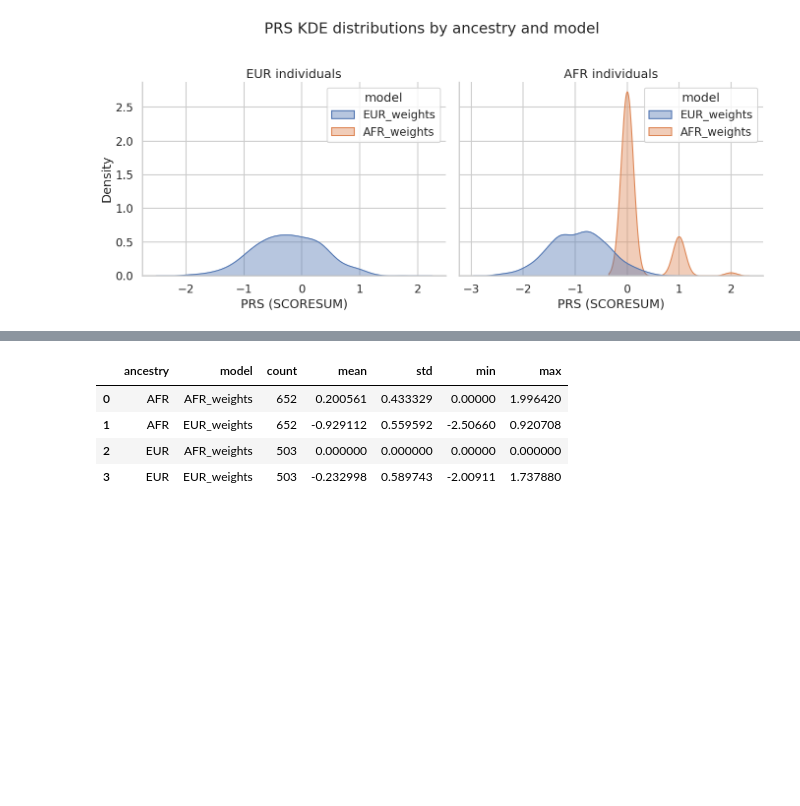
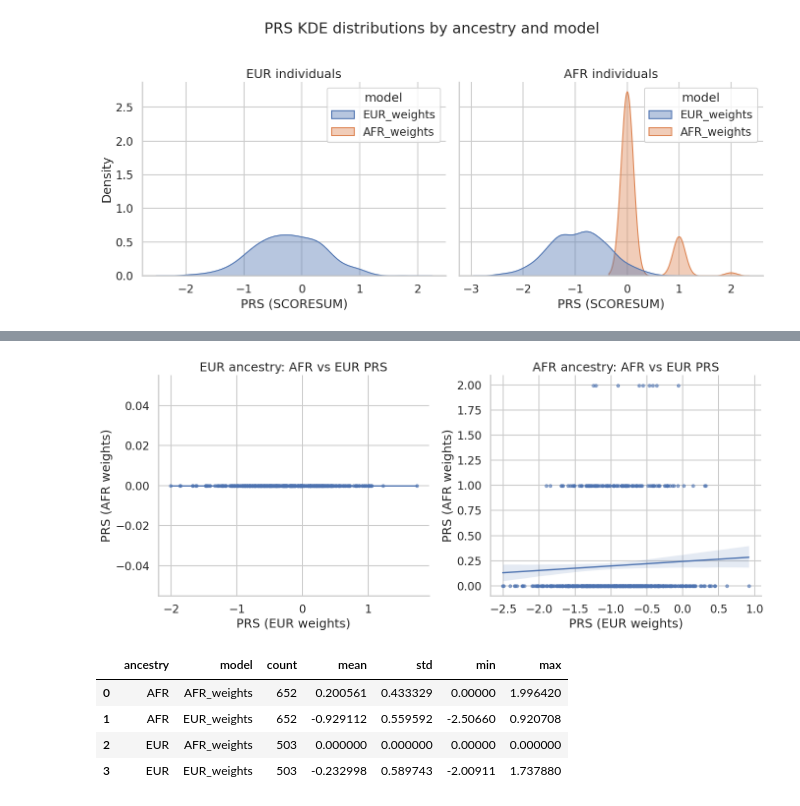
Before and after one commit to MAlam1802/begining-bioinformatics, a Jupyter notebook: Project Repo/Cross_Ancestry_PRS.ipynb, the cells around one changed output, grey strips where cells are left out. Cells and saved outputs as stored; diff of their text form; code cells hidden in the pictures; blank space fills up the shorter version.

```diff
--- a/Project Repo/Cross_Ancestry_PRS.ipynb
+++ b/Project Repo/Cross_Ancestry_PRS.ipynb
@@ -338,3 +341,10 @@ plt.tight_layout()
 plt.show()
 # %% [output]
 [figure]
+# %%
+# For EUR individuals: PRS_EUR_weights_on_EUR AND PRS_AFR_weights_on_EUR
+prs_eur = prs_long[prs_long["ancestry"] == "EUR"].pivot_table(
+    index="IID", columns="model", values="PRS"
+).reset_index()
+
+prs_eur.head()
@@ -340,0 +358,6 @@ plt.show()
+# %%
+prs_afr = prs_long[prs_long["ancestry"] == "AFR"].pivot_table(
+    index="IID", columns="model", values="PRS"
+).reset_index()
+
+prs_afr.head()
@@ -341,3 +392,36 @@ plt.show()
+# %%
+fig, axes = plt.subplots(1, 2, figsize=(14, 6), sharex=False, sharey=False)
+
+# EUR ancestry
+sns.regplot(
+    data=prs_eur,
+    x="EUR_weights",
+    y="AFR_weights",
+    ax=axes[0],
+    scatter_kws={"alpha": 0.6, "s": 20},
+    line_kws={"linewidth": 2}
+)
+axes[0].set_title("EUR ancestry: AFR vs EUR PRS")
+axes[0].set_xlabel("PRS (EUR weights)")
+axes[0].set_ylabel("PRS (AFR weights)")
+
+# AFR ancestry
+sns.regplot(
+    data=prs_afr,
+    x="EUR_weights",
+    y="AFR_weights",
+    ax=axes[1],
+    scatter_kws={"alpha": 0.6, "s": 20},
+    line_kws={"linewidth": 2}
+)
+axes[1].set_title("AFR ancestry: AFR vs EUR PRS")
+axes[1].set_xlabel("PRS (EUR weights)")
+axes[1].set_ylabel("PRS (AFR weights)")
+
+plt.tight_layout()
+plt.show()
+# %% [output]
+[figure, added]
 # %%
 summary = (
     prs_long
```
Also changed, not shown: parts of 8 cells of this notebook.
